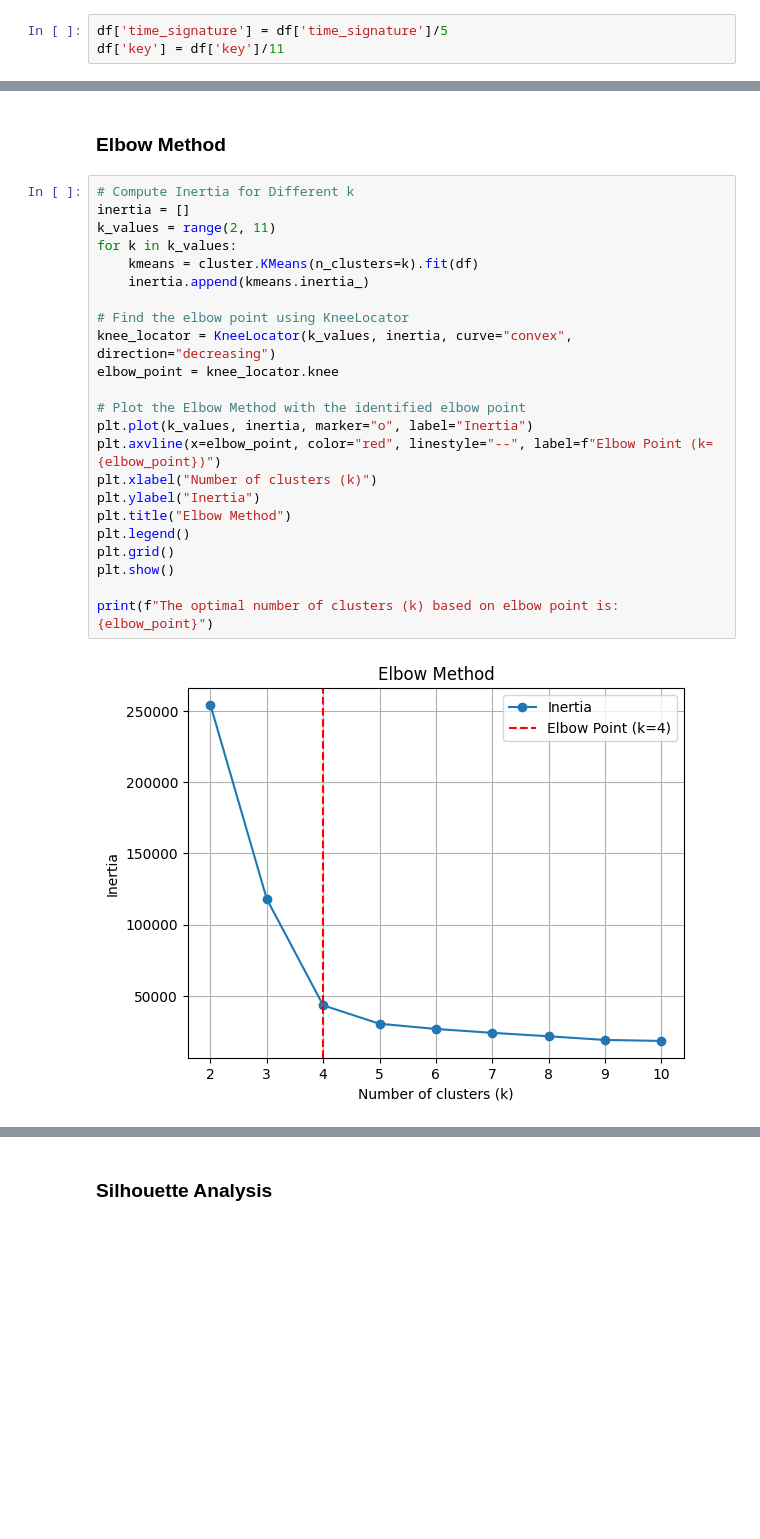
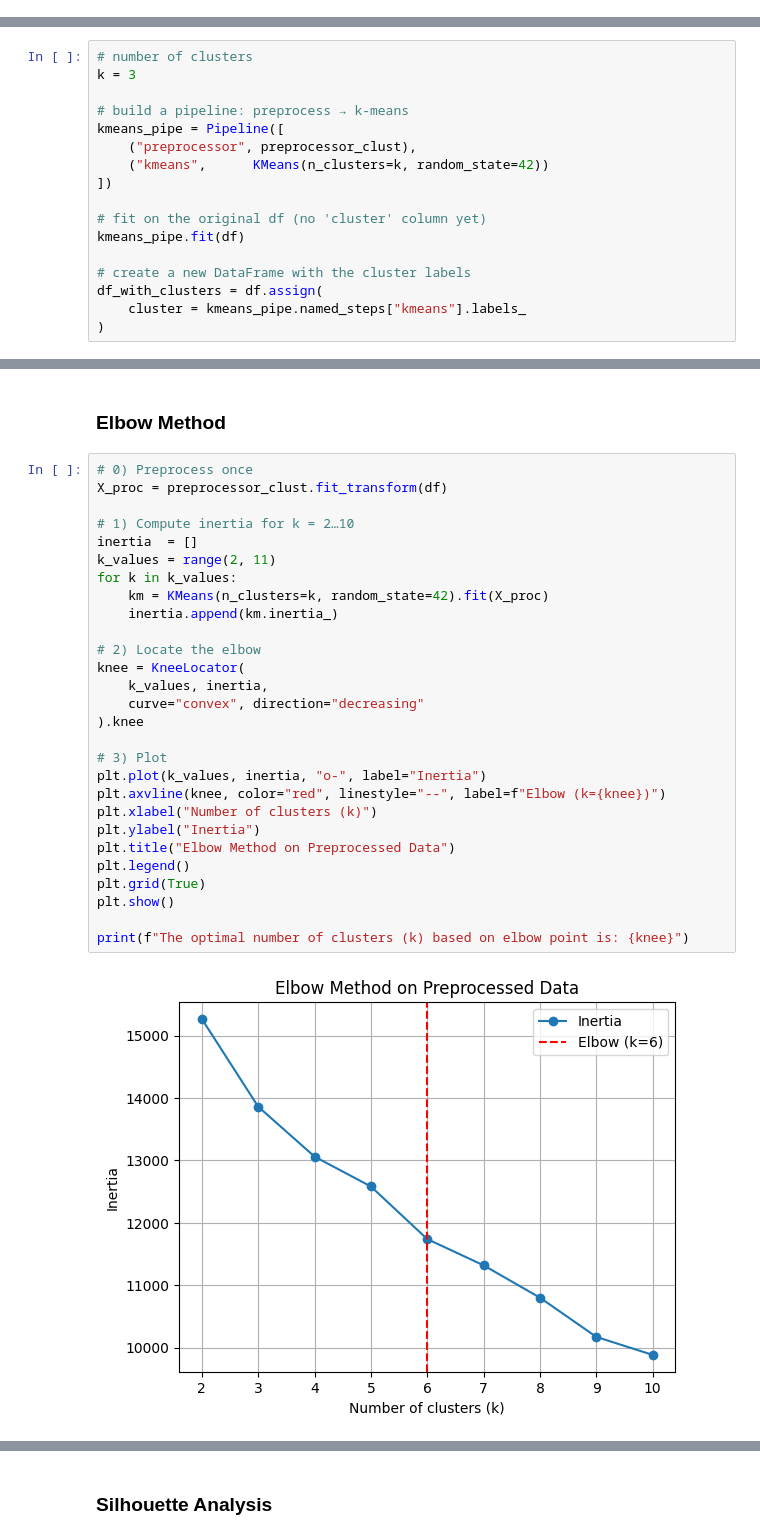
Before and after one commit to Whomstt/CS4168-Project, a Jupyter notebook: CS4168_Project.ipynb, the cells around one changed output, grey strips where cells are left out. Saved outputs shown, nothing was run; the diff lists cells and outputs as text; blank space fills up the shorter version.

```diff
--- a/CS4168_Project.ipynb
+++ b/CS4168_Project.ipynb
@@ -319,3 +268,0 @@ dtype: int64
-# %%
-df['time_signature'] = df['time_signature']/5
-df['key'] = df['key']/11
@@ -462 +494,18 @@ df['cluster'] = pd.Series(kmeans.labels_, index=df.index)
+# %%
+# number of clusters
+k = 3
+
+# build a pipeline: preprocess → k-means
+kmeans_pipe = Pipeline([
+    ("preprocessor", preprocessor_clust),
+    ("kmeans",      KMeans(n_clusters=k, random_state=42))
+])
+
+# fit on the original df (no 'cluster' column yet)
+kmeans_pipe.fit(df)
+
+# create a new DataFrame with the cluster labels
+df_with_clusters = df.assign(
+    cluster = kmeans_pipe.named_steps["kmeans"].labels_
+)
 # %%
@@ -503,27 +577,32 @@ df.groupby('cluster').mean()
 # %% [markdown]
 ### Elbow Method
 # %%
-# Compute Inertia for Different k
-inertia = []
+# 0) Preprocess once
+X_proc = preprocessor_clust.fit_transform(df)
+
+# 1) Compute inertia for k = 2…10
+inertia  = []
 k_values = range(2, 11)
 for k in k_values:
-    kmeans = cluster.KMeans(n_clusters=k).fit(df)
-    inertia.append(kmeans.inertia_)
+    km = KMeans(n_clusters=k, random_state=42).fit(X_proc)
+    inertia.append(km.inertia_)
 
-# Find the elbow point using KneeLocator
-knee_locator = KneeLocator(k_values, inertia, curve="convex", direction="decreasing")
-elbow_point = knee_locator.knee
+# 2) Locate the elbow
+knee = KneeLocator(
+    k_values, inertia,
+    curve="convex", direction="decreasing"
+).knee
 
-# Plot the Elbow Method with the identified elbow point
-plt.plot(k_values, inertia, marker="o", label="Inertia")
-plt.axvline(x=elbow_point, color="red", linestyle="--", label=f"Elbow Point (k={elbow_point})")
+# 3) Plot
+plt.plot(k_values, inertia, "o-", label="Inertia")
+plt.axvline(knee, color="red", linestyle="--", label=f"Elbow (k={knee})")
 plt.xlabel("Number of clusters (k)")
 plt.ylabel("Inertia")
-plt.title("Elbow Method")
+plt.title("Elbow Method on Preprocessed Data")
 plt.legend()
-plt.grid()
+plt.grid(True)
 plt.show()
 
-print(f"The optimal number of clusters (k) based on elbow point is: {elbow_point}")
+print(f"The optimal number of clusters (k) based on elbow point is: {knee}")
 # %% [output]
-[figure, old version]
+[figure, new version]
```
Also changed, not shown: parts of 46 cells of this notebook.
